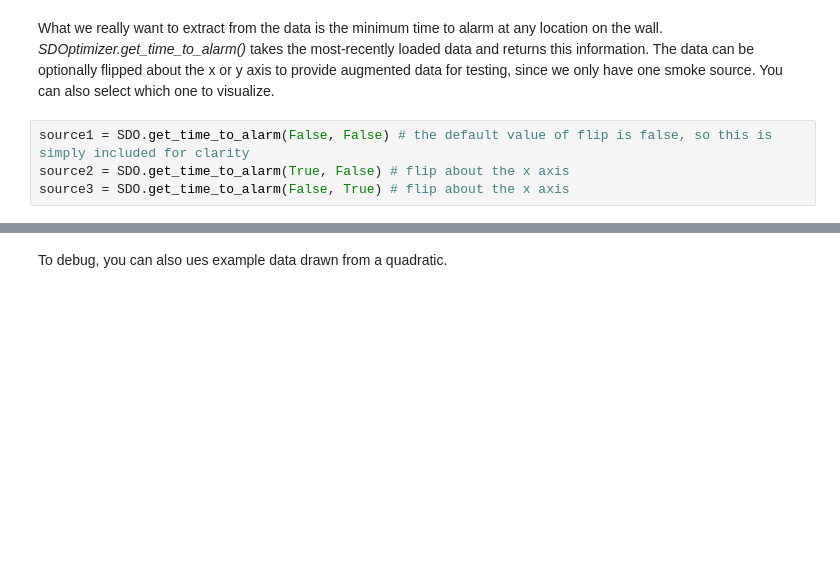
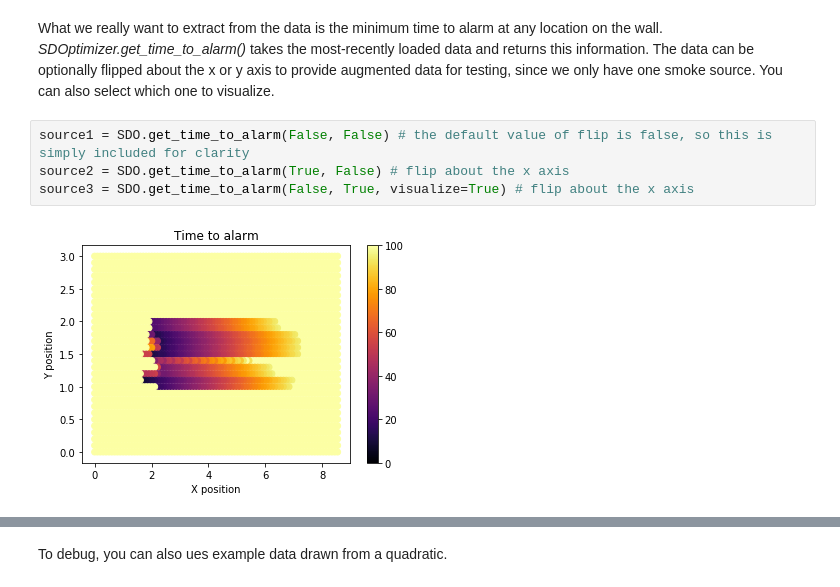
Before and after one commit to russelldj/SmokeDetectorOptimization, a Jupyter notebook: StreamlinedExperiments.ipynb, the cells around one changed output, grey strips where cells are left out. Drawn from its saved outputs; the diff is of its cells as text; blank space fills up the shorter version.

```diff
--- a/StreamlinedExperiments.ipynb
+++ b/StreamlinedExperiments.ipynb
@@ -11,5 +11,7 @@ What we really want to extract from the data is the minimum time to alarm at any
 # %%
 source1 = SDO.get_time_to_alarm(False, False) # the default value of flip is false, so this is simply included for clarity
 source2 = SDO.get_time_to_alarm(True, False) # flip about the x axis
-source3 = SDO.get_time_to_alarm(False, True) # flip about the x axis
+source3 = SDO.get_time_to_alarm(False, True, visualize=True) # flip about the x axis
+# %% [output]
+[figure, added]
 # %% [markdown]
```
Also changed, not shown: parts of 4 cells of this notebook, 2 other files.
